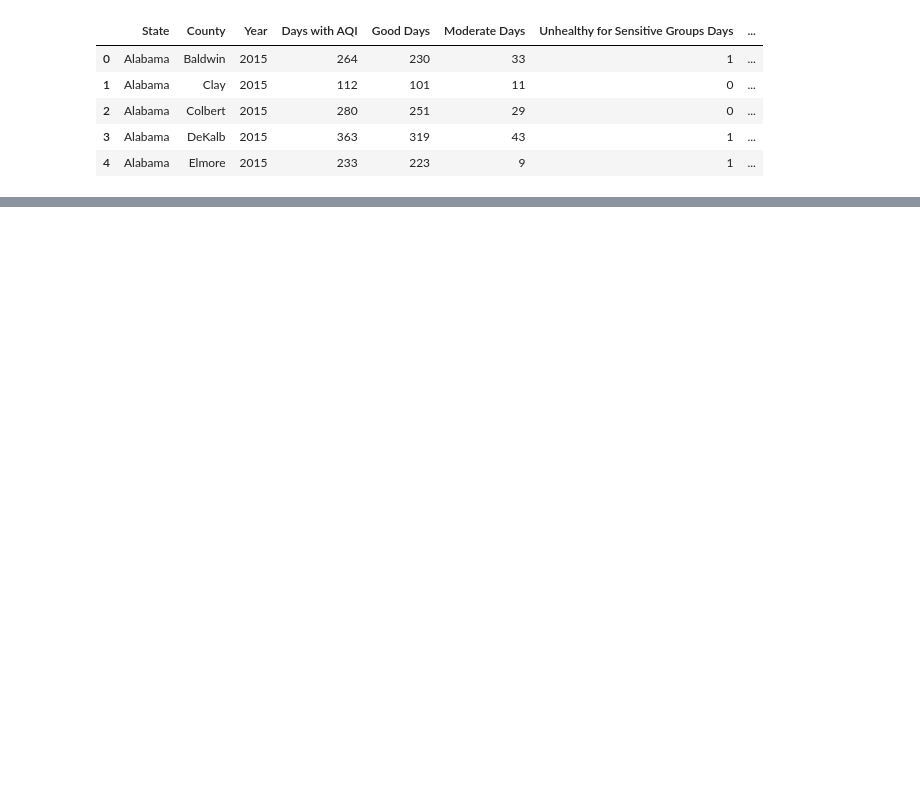
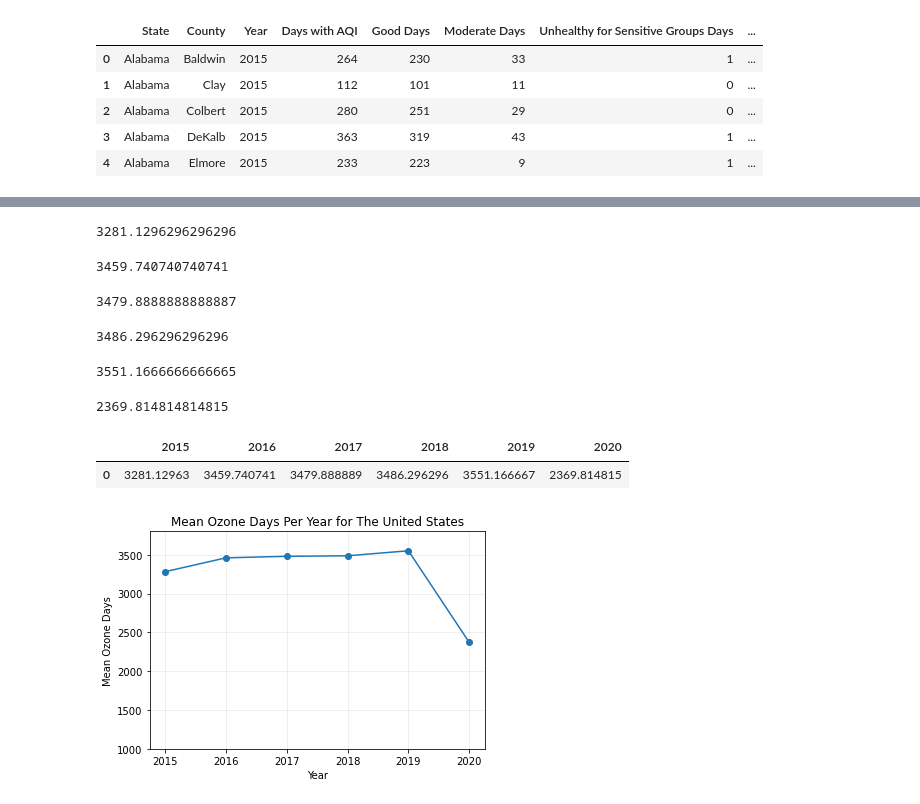
Before and after one commit to shaff183/project-1, a Jupyter notebook: main.ipynb, the cells around one changed output, grey strips where cells are left out. Saved outputs shown, nothing was run; the diff lists cells and outputs as text; code cells hidden in the pictures; blank space fills up the shorter version.

```diff
--- a/main.ipynb
+++ b/main.ipynb
@@ -77,0 +138,59 @@ median_aqi_by_year_df
+# %%
+# Get the mean 'Days Ozone' pollution for each year within the United States
+ozone_2015 = days_ozone_df['2015'].mean()
+ozone_2015
+# %% [output]
+3281.1296296296296
+# %%
+ozone_2016 = days_ozone_df['2016'].mean()
+ozone_2016
+# %% [output]
+3459.740740740741
+# %%
+ozone_2017 = days_ozone_df['2017'].mean()
+ozone_2017
+# %% [output]
+3479.8888888888887
+# %%
+ozone_2018 = days_ozone_df['2018'].mean()
+ozone_2018
+# %% [output]
+3486.296296296296
+# %%
+ozone_2019 = days_ozone_df['2019'].mean()
+ozone_2019
+# %% [output]
+3551.1666666666665
+# %%
+ozone_2020 = days_ozone_df['2020'].mean()
+ozone_2020
+# %% [output]
+2369.814814814815
+# %%
+# Create a dataframe of all the mean Ozone days
+mean_ozone_df = pd.DataFrame({"2015": [ozone_2015],
+                            "2016": ozone_2016,
+                            "2017": ozone_2017,
+                            "2018": ozone_2018,
+                            "2019": ozone_2019,
+                            "2020": ozone_2020
+                           })
+mean_ozone_df
+# %% [output]
+|  | 2015 | 2016 | 2017 | 2018 | 2019 | 2020 |
+| 0 | 3281.12963 | 3459.740741 | 3479.888889 | 3486.296296 | 3551.166667 | 2369.814815 |
+# %%
+# Plotting the mean AQI per year as a line chart
+mean_ozone = mean_ozone_df.mean()
+
+plt.plot(years, mean_ozone, label='Mean AQI', marker='o')
+plt.ylim(1000, mean_ozone.max()+250)
+y_ticks = np.arange(1000,mean_ozone.max(),500)
+plt.yticks(y_ticks)
+plt.grid(alpha=.25)
+plt.title("Mean Ozone Days Per Year for The United States")
+plt.xlabel("Year")
+plt.ylabel("Mean Ozone Days")
+plt.show()
+# %% [output]
+[figure, added]
```
Also changed, not shown: parts of 13 cells of this notebook, 1 other file.
